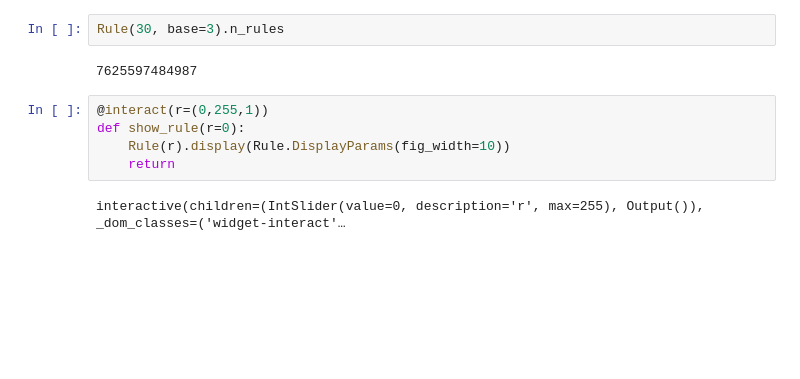
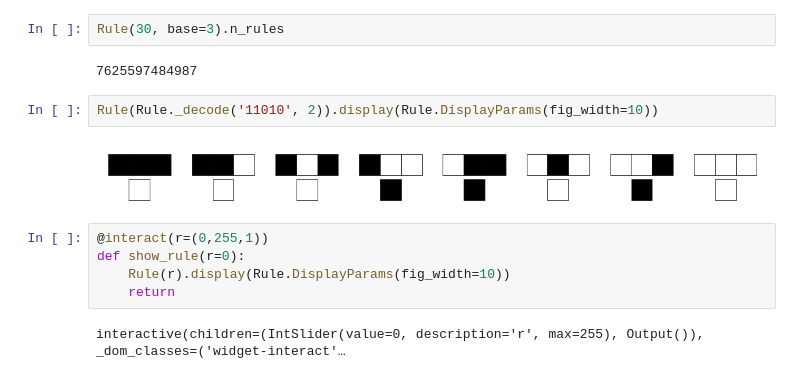
Before and after one commit to orome/automata-py, a Jupyter notebook: demo.ipynb, the cells around one changed output. Drawn from its saved outputs; the diff is of its cells as text; blank space fills up the shorter version.

```diff
--- a/demo.ipynb
+++ b/demo.ipynb
@@ -26,6 +26,10 @@ Rule(30).input_states
 Rule(30, base=3).n_rules
 # %% [output]
 7625597484987
+# %%
+Rule(Rule._decode('11010', 2)).display(Rule.DisplayParams(fig_width=10))
+# %% [output]
+[figure, added]
 # %%
 @interact(r=(0,255,1))
 def show_rule(r=0):
```
Also changed, not shown: 1 other file.
